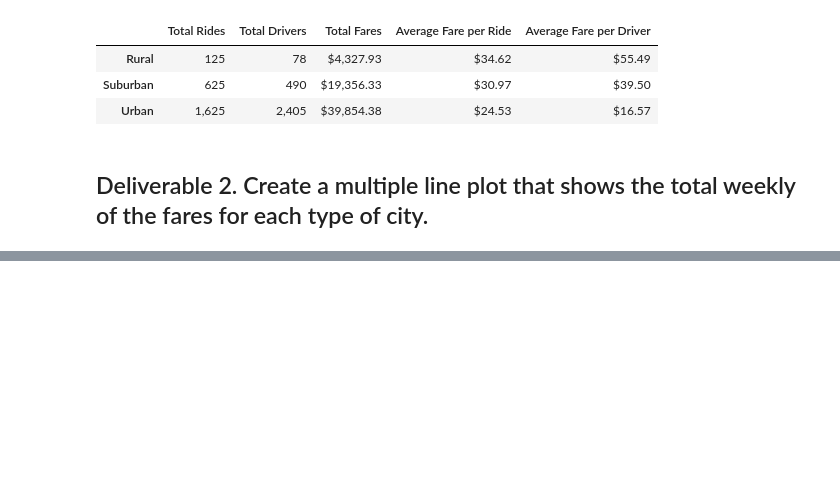
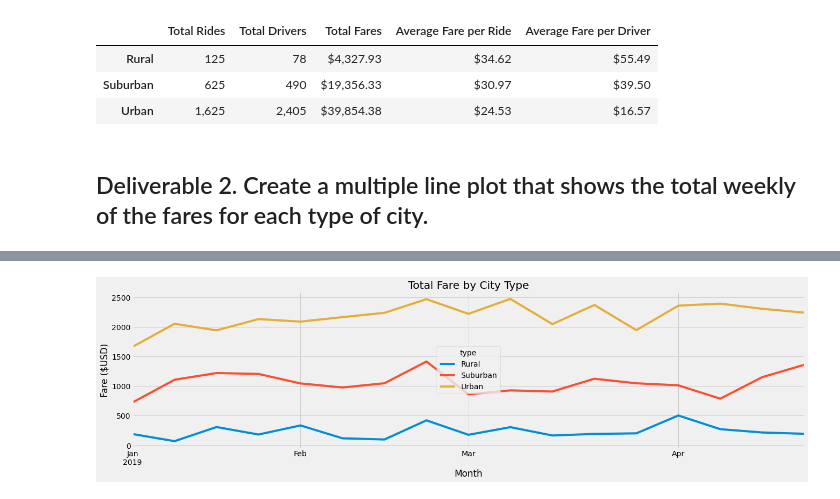
Before and after one commit to bishopce16/PyBer_Analysis, a Jupyter notebook: PyBer_Challenge.ipynb, the cells around one changed output, grey strips where cells are left out. Drawn from its saved outputs; the diff is of its cells as text; code cells hidden in the pictures; blank space fills up the shorter version.

```diff
--- a/PyBer_Challenge.ipynb
+++ b/PyBer_Challenge.ipynb
@@ -135,3 +190,5 @@ pyber_summary_df
 # %%
-# 4. Create a pivot table with the 'date' as the index, the columns ='type', and values='fare'
+# 3. Create a pivot table with the 'date' as the index, the columns ='type', and values='fare'
 # to get the total fares for each type of city by the date.
+sum_fares_by_type_pivot = sum_fares_by_type_df.pivot(index="date", columns ="type", values="fare")
+sum_fares_by_type_pivot
@@ -138,2 +210,4 @@ pyber_summary_df
 # %%
-# 5. Create a new DataFrame from the pivot table DataFrame using loc on the given dates, '2019-01-01':'2019-04-29'.
+# 4. Create a new DataFrame from the pivot table DataFrame using loc on the given dates, '2019-01-01':'2019-04-29'.
+fares_jan_apr_df = sum_fares_by_type_pivot.loc['2019-01-01':'2019-04-29']
+fares_jan_apr_df
@@ -140,3 +229,5 @@ pyber_summary_df
 # %%
-# 6. Set the "date" index to datetime datatype. This is necessary to use the resample() method in Step 8.
+# 5. Set the "date" index to datetime datatype. This is necessary to use the resample() method in Step 8.
 # df.index = pd.to_datetime(df.index)
+fares_jan_apr_df.index = pd.to_datetime(fares_jan_apr_df.index)
+fares_jan_apr_df
@@ -145,2 +263,4 @@ pyber_summary_df
 # %%
-# 8. Create a new DataFrame using the "resample()" function by week 'W' and get the sum of the fares for each week.
+# 7. Create a new DataFrame using the "resample()" function by week 'W' and get the sum of the fares for each week.
+fares_weekly_df = fares_jan_apr_df.resample("W").sum()
+fares_weekly_df
@@ -147,7 +287,20 @@ pyber_summary_df
 # %%
 # 8. Using the object-oriented interface method, plot the resample DataFrame using the df.plot() function.
 
 # Import the style from Matplotlib.
-from matplotlib import style
-# Use the graph style fivethirtyeight.
-style.use('fivethirtyeight')
+# from matplotlib import style
+# # Use the graph style fivethirtyeight.
+# style.use('fivethirtyeight')
+# copied and moved to first cell so all imports are together.
+ax = fares_weekly_df.plot(figsize= (20, 5))
+# title
+ax.set_title("Total Fare by City Type")
+# xlabel
+ax.set_xlabel("Month")
+# ylabel
+ax.set_ylabel("Fare ($USD)")
+# save figure as
+plt.savefig("analysis/Fig8.png")
+plt.show()
+# %% [output]
+[figure, added]
```
Also changed, not shown: parts of 11 cells of this notebook, 1 other file.
